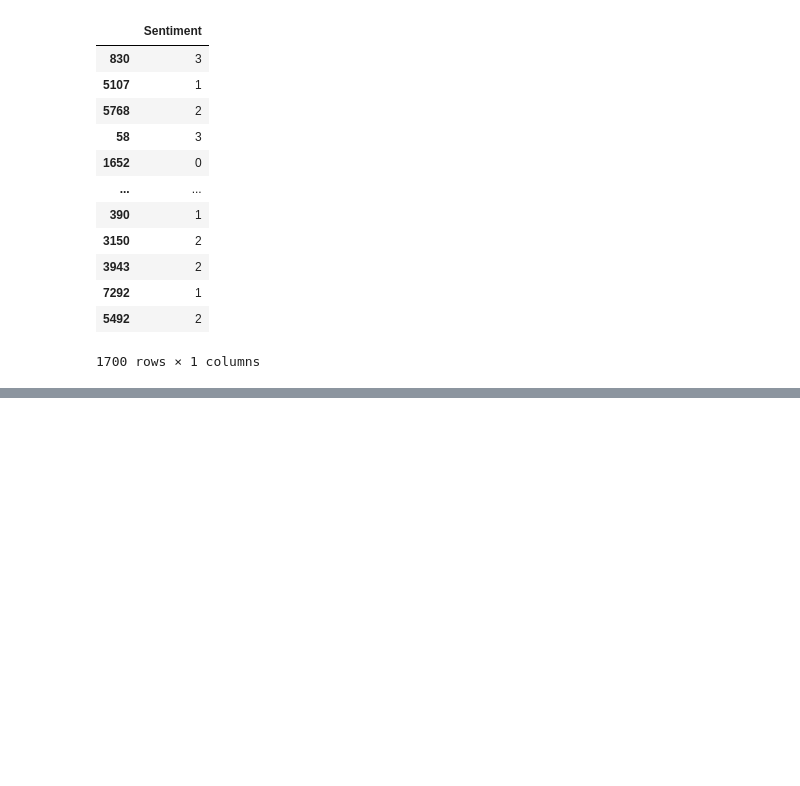
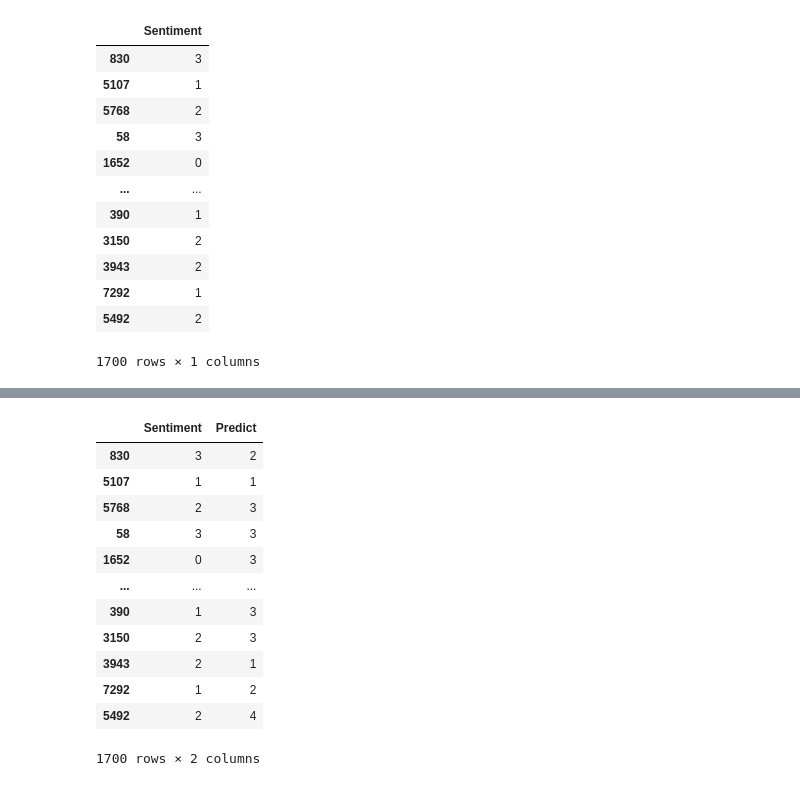
Before and after one commit to GuilhermeFCO/Sia2022, a Jupyter notebook: Analise/SIA_2022.ipynb, the cells around one changed output, grey strips where cells are left out. Drawn from its saved outputs; the diff is of its cells as text; code cells hidden in the pictures; blank space fills up the shorter version.

```diff
--- a/Analise/SIA_2022.ipynb
+++ b/Analise/SIA_2022.ipynb
@@ -237,0 +238,16 @@ regTF_IDF_train.score(x_tf_idf_test, y_tf_idf_test["Sentiment"])
+# %%
+y_tf_idf_test
+# %% [output]
+|  | Sentiment | Predict |
+| 830 | 3 | 2 |
+| 5107 | 1 | 1 |
+| 5768 | 2 | 3 |
+| 58 | 3 | 3 |
+| 1652 | 0 | 3 |
+| ... | ... | ... |
+| 390 | 1 | 3 |
+| 3150 | 2 | 3 |
+| 3943 | 2 | 1 |
+| 7292 | 1 | 2 |
+| 5492 | 2 | 4 |
+1700 rows × 2 columns
```
Also changed, not shown: parts of 7 cells of this notebook, 30 other files.
